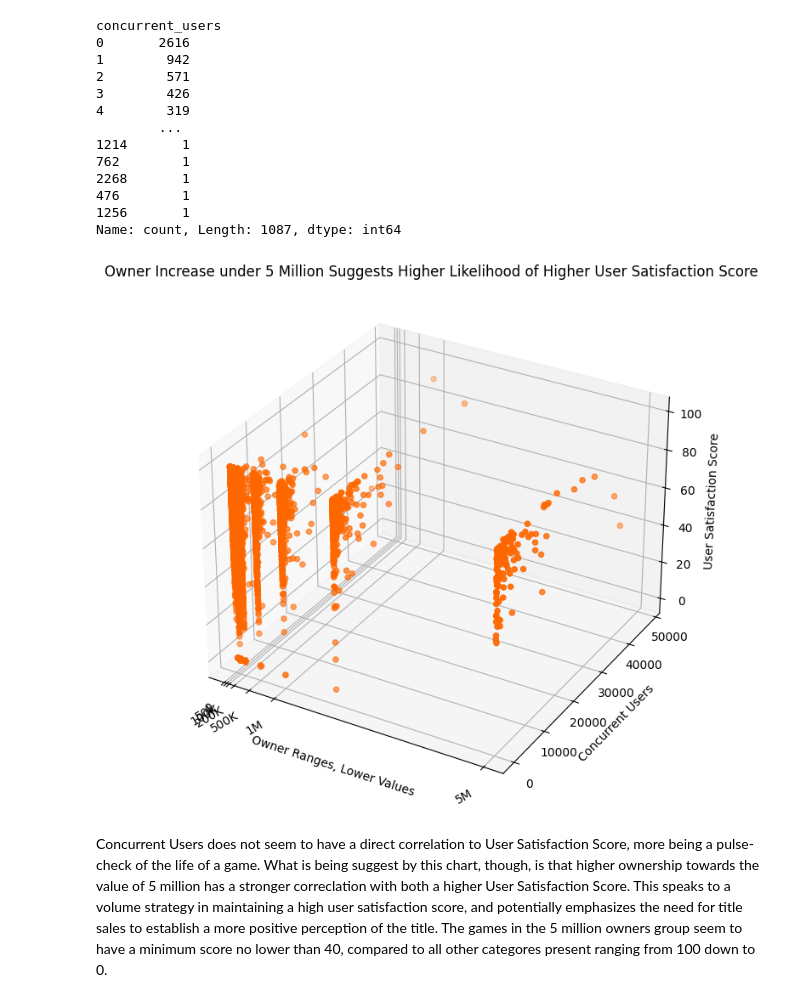
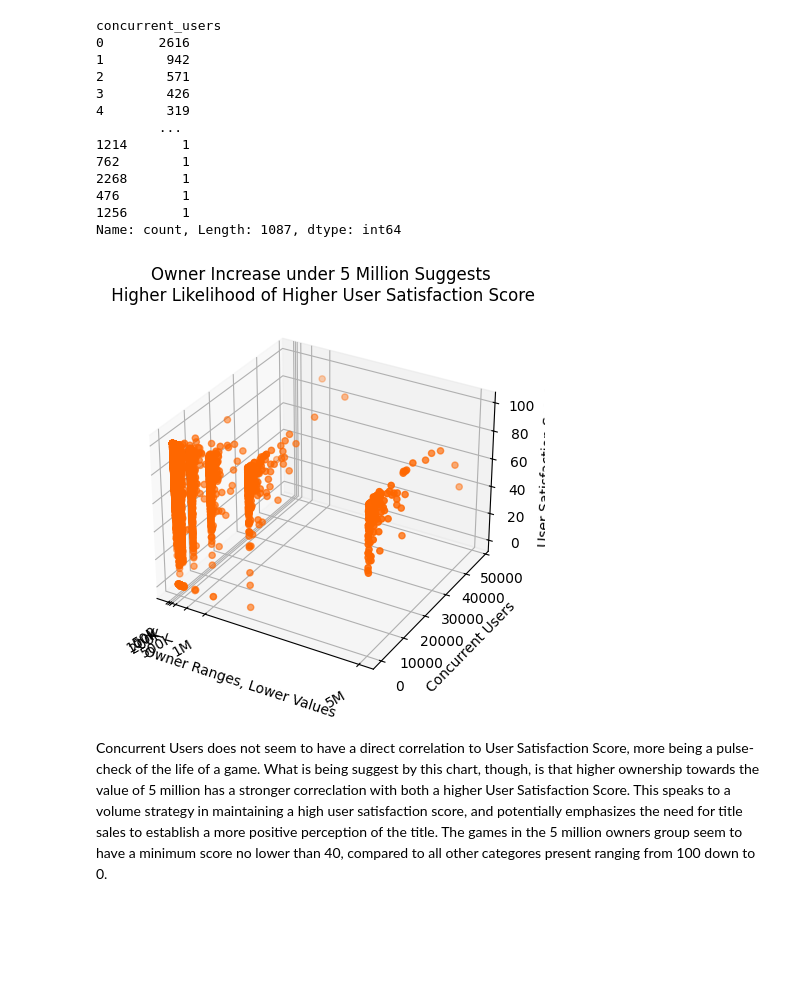
Before and after one commit to Chr-Dennis/exploring-steam-games-performance-and-review-statistics, a Jupyter notebook: notebooks/keystone.ipynb, the cells around one changed output. Saved outputs shown, nothing was run; the diff lists cells and outputs as text; code cells hidden in the pictures; blank space fills up the shorter version.

```diff
--- a/notebooks/keystone.ipynb
+++ b/notebooks/keystone.ipynb
@@ -708,29 +713,29 @@ Name: count, Length: 1087, dtype: int64
 # %%
 df_subset_99_perc = df_subset[(df_subset['owners_lower'] < 10000000) & ((df_subset['concurrent_users'] < 50000))]
 df_subset_1_perc = df_subset[(df_subset['owners_lower'] > 10000000) & (df_subset['concurrent_users'] > 50000)]
 
-fig = plt.figure(figsize=(8, 8))
+fig = plt.figure(figsize=(5, 5))
 ax = fig.add_subplot(projection='3d')
 
-plt.title('Owner Increase under 5 Million Suggests Higher Likelihood of Higher User Satisfaction Score')
+plt.title('Owner Increase under 5 Million Suggests\n Higher Likelihood of Higher User Satisfaction Score')
 
 ax.scatter(
     df_subset_99_perc['owners_lower'],
     df_subset_99_perc['concurrent_users'],
     df_subset_99_perc['user_score'],
     color = '#ff6700'
 )
 
 ax.set_xlabel('Owner Ranges, Lower Values')
 ax.set_ylabel('Concurrent Users')
 ax.set_zlabel('User Satisfaction Score')
 
 ax.set_xticks([0, 50000, 100000, 200000, 500000, 1000000, 5000000])
 ax.set_xticklabels(['0', '50k', '100K', '200K', '500K', '1M', '5M'], rotation=30, ha="right")
 
 plt.show()
 # %% [output]
-[figure, old version]
+[figure, new version]
 # %% [markdown]
 Concurrent Users does not seem to have a direct correlation to User Satisfaction Score, more being a pulse-check of the life of a game. What is being suggest by this chart, though, is that higher ownership towards the value of 5 million has a stronger correclation with both a higher User Satisfaction Score. This speaks to a volume strategy in maintaining a high user satisfaction score, and potentially emphasizes the need for title sales to establish a more positive perception of the title. The games in the 5 million owners group seem to have a minimum score no lower than 40, compared to all other categores present ranging from 100 down to 0.
 # %%
```
Also changed, not shown: parts of 7 cells of this notebook, 2 other files.
